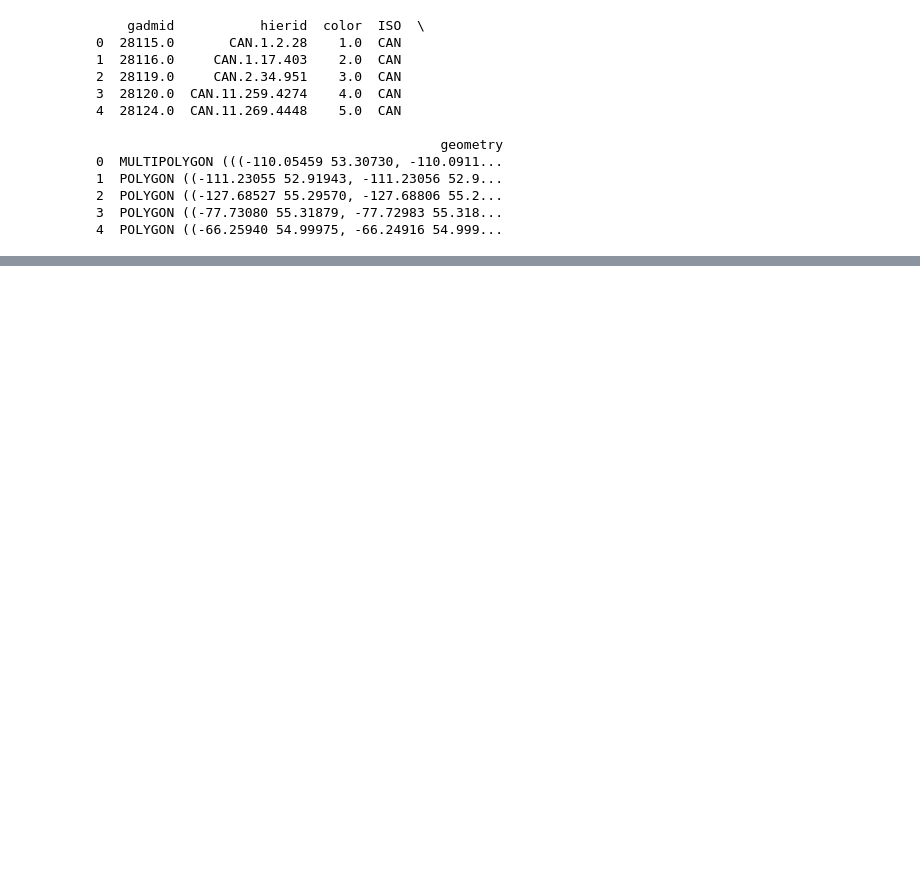
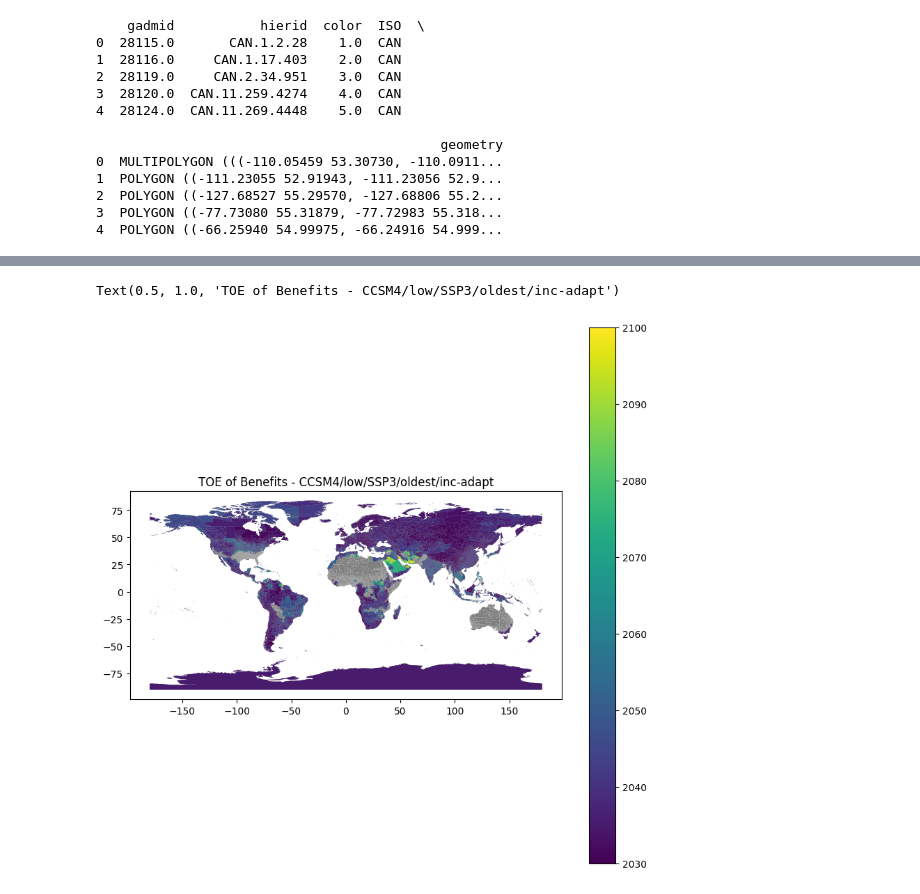
Before and after one commit to DanBlancoRutgers/Mortality_Project, a Jupyter notebook: notebooks/ToE_Project_Cleaned.ipynb, the cells around one changed output, grey strips where cells are left out. Saved outputs shown, nothing was run; the diff lists cells and outputs as text; code cells hidden in the pictures; blank space fills up the shorter version.

```diff
--- a/notebooks/ToE_Project_Cleaned.ipynb
+++ b/notebooks/ToE_Project_Cleaned.ipynb
@@ -368,0 +237,8 @@ Name: 17th_percentile, Length: 120, dtype: float64
+# %%
+fig, ax = plt.subplots(figsize=(10, 10))
+sf.plot(column="ISO",ax=ax,legend=False, color='grey')
+sf.plot(column="TOE_benefits",ax=ax,legend=True)
+plt.title('TOE of Benefits - CCSM4/low/SSP3/oldest/inc-adapt')
+# %% [output]
+Text(0.5, 1.0, 'TOE of Benefits - CCSM4/low/SSP3/oldest/inc-adapt')
+[figure, added]
```
Also changed, not shown: parts of 38 cells of this notebook.
